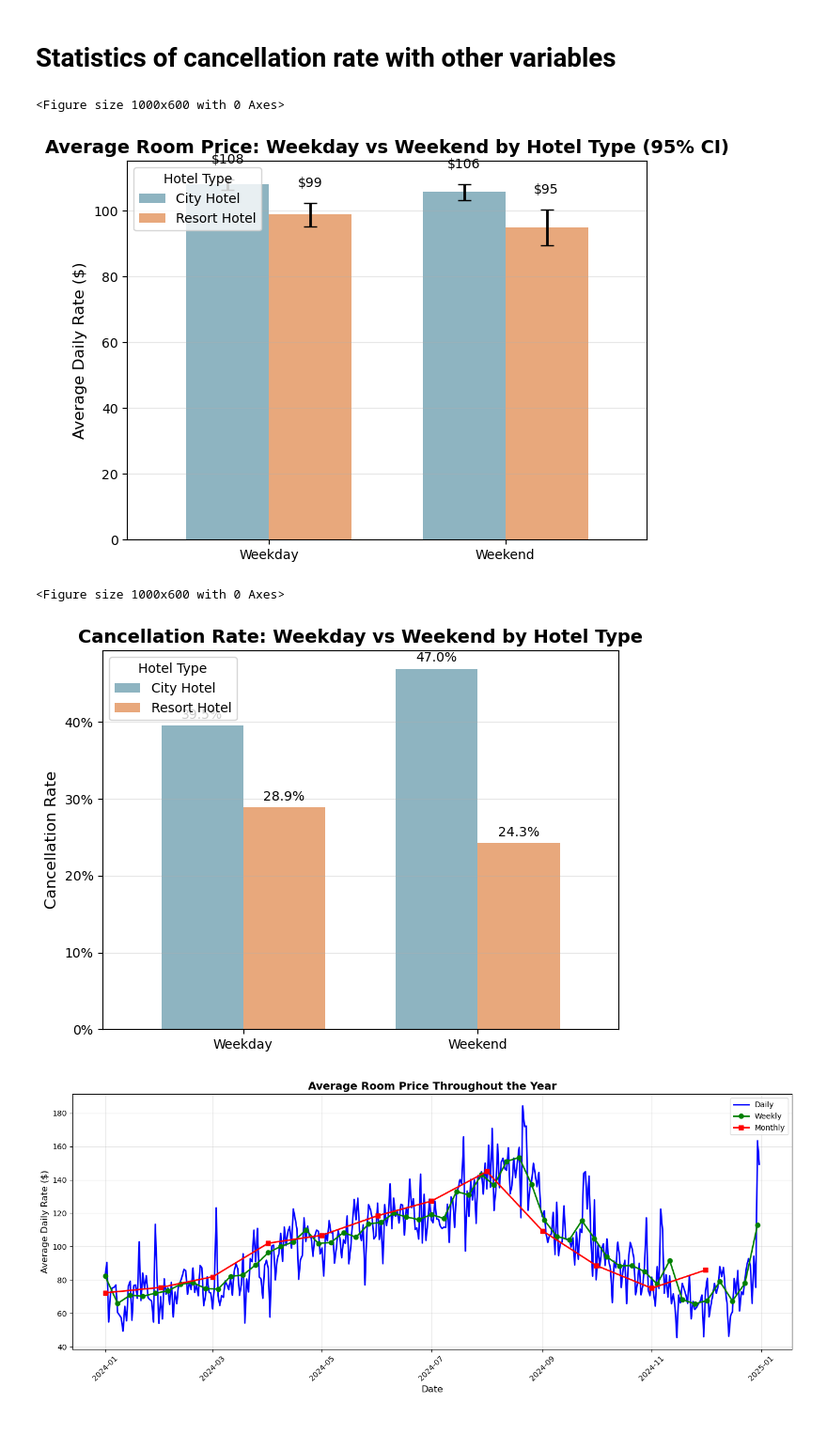
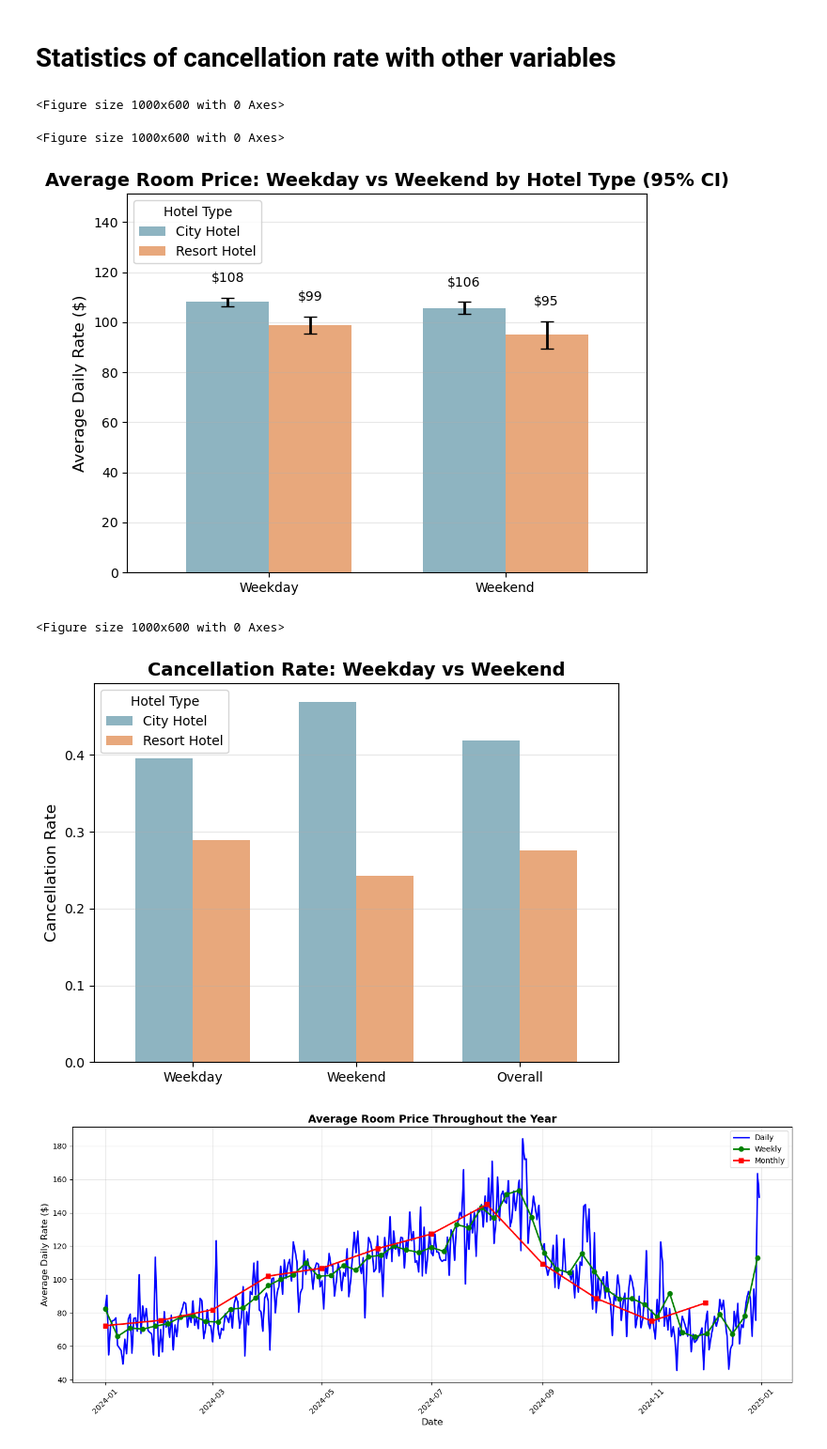
Before and after one commit to luciledubarry/Hotel_booking_analysis, a Jupyter notebook: hotel_booking_analysis.ipynb, the cells around one changed output. Shown at 94% size. Cells and saved outputs as stored; diff of their text form; code cells hidden in the pictures.

```diff
--- a/hotel_booking_analysis.ipynb
+++ b/hotel_booking_analysis.ipynb
@@ -590,6 +590,7 @@ ax = weekday_pivot_mean.plot(
 
 plt.title('Average Room Price: Weekday vs Weekend by Hotel Type (95% CI)', fontsize=14, fontweight='bold')
 plt.xlabel('', fontsize=12)
+plt.ylim(0, weekday_pivot_mean.values.max() * 1.4)
 plt.ylabel('Average Daily Rate ($)', fontsize=12)
 plt.legend(title='Hotel Type', loc='upper left')
 plt.xticks(rotation=0)
@@ -604,32 +605,56 @@ plt.tight_layout()
 plt.show()
 # %% [output]
 <Figure size 1000x600 with 0 Axes>
+<Figure size 1000x600 with 0 Axes>
-[figure, old version]
+[figure, new version]
 # %%
 # Cancellation rate: Weekdays vs Weekend by hotel type
 
-# Plot: Cancellation rate by weekday/weekend and hotel
+# Calculate cancellation metrics by day type and hotel
+weekday_hotel_cancel = booking.groupby(['day_type', 'hotel'])['canceled'].mean().reset_index()
+
+# Calculate overall cancellation rate by hotel (across all days)
+overall_hotel_cancel = booking.groupby('hotel')['canceled'].mean()
+
+# Create data for plotting with three groups
+plot_data = pd.DataFrame({
+    'Category': ['Weekday', 'Weekend', 'Overall'],
+    'City Hotel': [
+        weekday_hotel_cancel[(weekday_hotel_cancel['day_type'] == 'Weekday') &
+                             (weekday_hotel_cancel['hotel'] == 'City Hotel')]['canceled'].values[0],
+        weekday_hotel_cancel[(weekday_hotel_cancel['day_type'] == 'Weekend') &
+                             (weekday_hotel_cancel['hotel'] == 'City Hotel')]['canceled'].values[0],
+        overall_hotel_cancel['City Hotel']
+    ],
+    'Resort Hotel': [
+        weekday_hotel_cancel[(weekday_hotel_cancel['day_type'] == 'Weekday') &
+                             (weekday_hotel_cancel['hotel'] == 'Resort Hotel')]['canceled'].values[0],
+        weekday_hotel_cancel[(weekday_hotel_cancel['day_type'] == 'Weekend') &
+                             (weekday_hotel_cancel['hotel'] == 'Resort Hotel')]['canceled'].values[0],
+        overall_hotel_cancel['Resort Hotel']
+    ]
+})
+
+# Plot
 plt.figure(figsize=(10, 6))
-weekday_pivot_cancel = weekday_hotel_stats.pivot(index='day_type', columns='hotel', values='canceled')
-weekday_pivot_cancel = weekday_pivot_cancel.reindex(['Weekday', 'Weekend'])
-ax = weekday_pivot_cancel.plot(kind='bar', color=['#8EB4C1', '#E8A87C'], width=0.7)
-plt.title('Cancellation Rate: Weekday vs Weekend by Hotel Type', fontsize=14, fontweight='bold')
+plot_data.set_index('Category')[['City Hotel', 'Resort Hotel']].plot(
+    kind='bar',
+    color=['#8EB4C1', '#E8A87C'],
+    width=0.7
+)
+
+plt.title('Cancellation Rate: Weekday vs Weekend', fontsize=14, fontweight='bold')
 plt.xlabel('', fontsize=12)
 plt.ylabel('Cancellation Rate', fontsize=12)
 plt.legend(title='Hotel Type', loc='upper left')
 plt.xticks(rotation=0)
-ax.yaxis.set_major_formatter(plt.FuncFormatter(lambda y, _: '{:.0%}'.format(y)))
 plt.grid(axis='y', alpha=0.3)
-
-# Add value labels on bars
-for container in ax.containers:
-    ax.bar_label(container, fmt='%.1f%%', padding=3, labels=[f'{v.get_height():.1%}' for v in container])
 
 plt.tight_layout()
 plt.show()
 # %% [output]
 <Figure size 1000x600 with 0 Axes>
-[figure, old version]
+[figure, new version]
 # %%
 # Average room price (ADR) throughout the year
 
```
Also changed, not shown: parts of 8 cells of this notebook.
